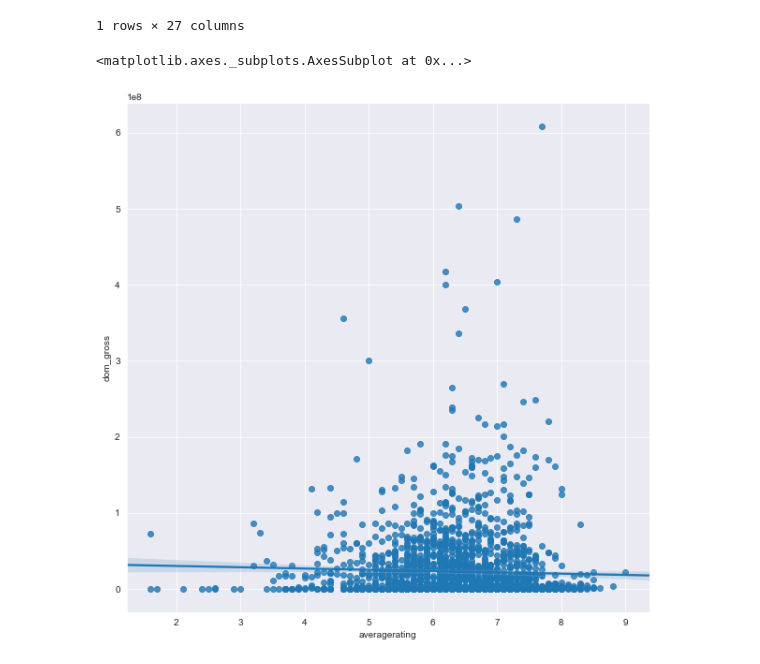
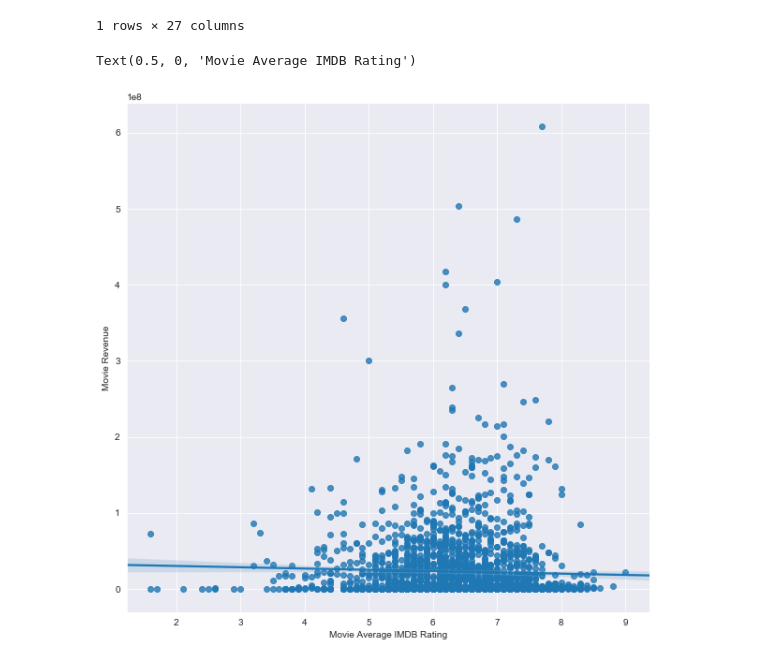
Before and after one commit to aharris2404/microsoft-movie-recommendations, a Jupyter notebook: visualizations/Full_gross_viz.ipynb, the cells around one changed output. Cells and saved outputs as stored; diff of their text form; code cells hidden in the pictures.

```diff
--- a/visualizations/Full_gross_viz.ipynb
+++ b/visualizations/Full_gross_viz.ipynb
@@ -54,9 +54,13 @@ df.loc[df['dom_gross'] == df['dom_gross'].max()]
 # %%
 fig, ax = plt.subplots(figsize=(10,10))
 sns.regplot(x=df2["averagerating"], y=df2["dom_gross"], fit_reg=True)
+
+plt.title("")
+plt.ylabel("Movie Revenue")
+plt.xlabel("Movie Average IMDB Rating")
 # %% [output]
-<matplotlib.axes._subplots.AxesSubplot at 0x...>
+Text(0.5, 0, 'Movie Average IMDB Rating')
-[figure, old version]
+[figure, new version]
 # %%
 fig, ax = plt.subplots(figsize=(10,10))
 sns.barplot(x=df2["dom_gross"], y=df2["numvotes"])
```
Also changed, not shown: parts of 14 cells of this notebook, 1 other file.
